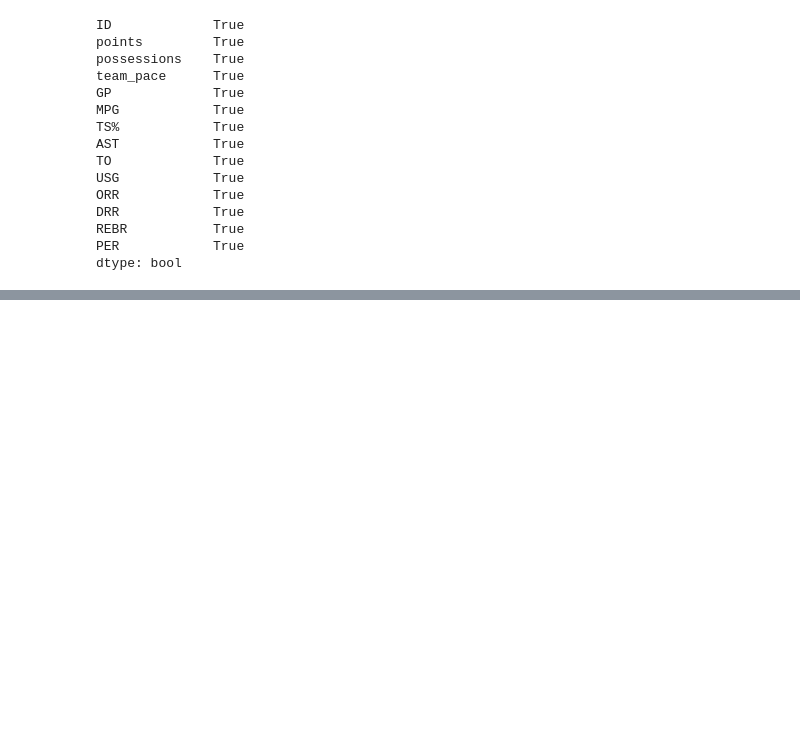
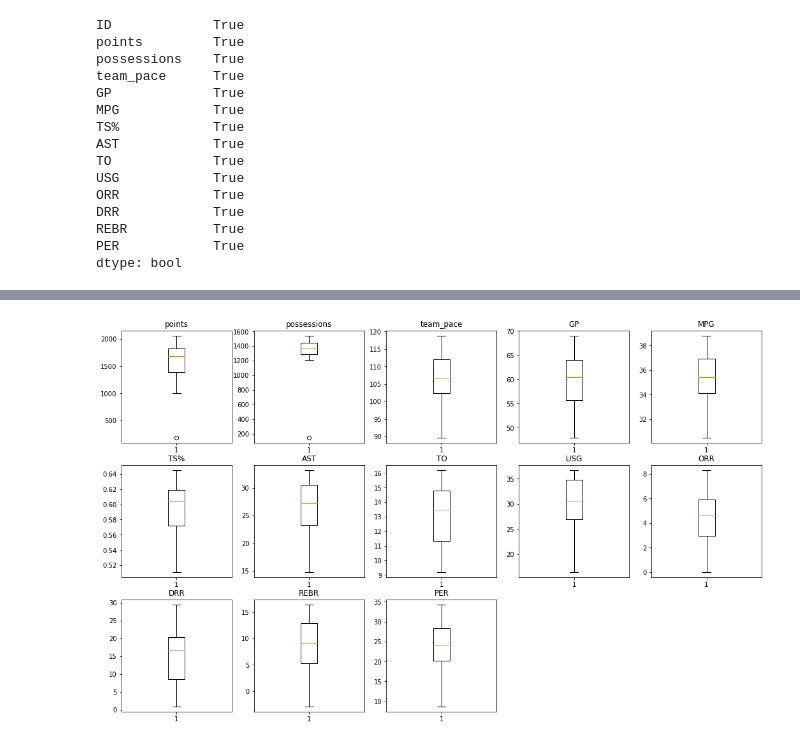
Before and after one commit to linqus/space-jam-anl, a Jupyter notebook: space-jam-anl.ipynb, the cells around one changed output, grey strips where cells are left out. Saved outputs shown, nothing was run; the diff lists cells and outputs as text; code cells hidden in the pictures; blank space fills up the shorter version.

```diff
--- a/space-jam-anl.ipynb
+++ b/space-jam-anl.ipynb
@@ -171,0 +249,11 @@ player_df.reset_index(inplace=True)
+# %%
+fig = plt.figure(figsize=(18,11))
+fig.tight_layout(pad=3.0)
+
+for i in range(len(cols)):
+    plt.subplot(3,5,i+1)
+    data = player_df[cols[i]]
+    plt.boxplot(x=data[~data.isna()])
+    plt.title(cols[i])
+# %% [output]
+[figure, added]
```
Also changed, not shown: parts of 17 cells of this notebook.
